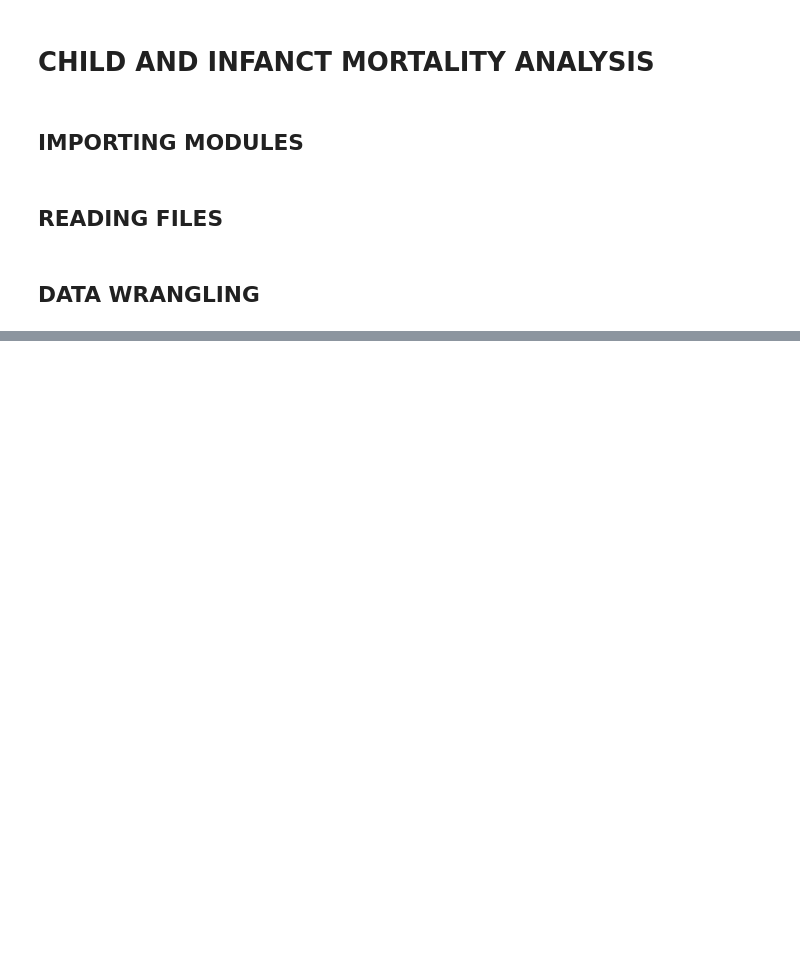
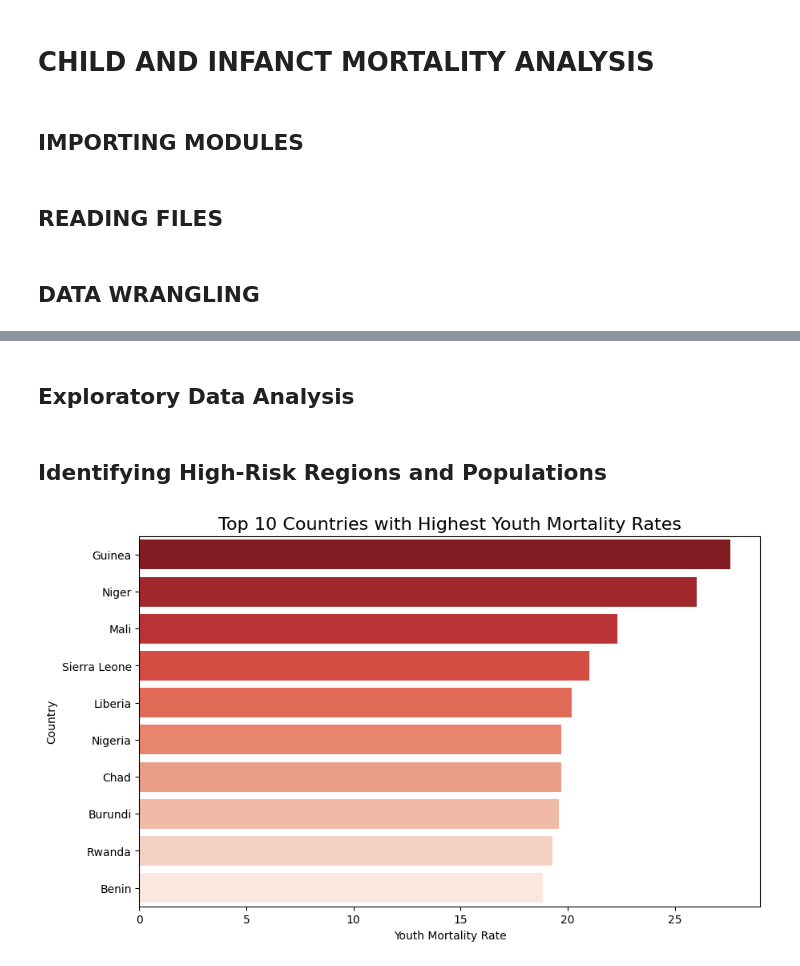
Before and after one commit to OluwoleDove/10Alyticsglobalhackathon, a Jupyter notebook: main_analytics.ipynb, the cells around one changed output, grey strips where cells are left out. Saved outputs shown, nothing was run; the diff lists cells and outputs as text; code cells hidden in the pictures; blank space fills up the shorter version.

```diff
--- a/main_analytics.ipynb
+++ b/main_analytics.ipynb
@@ -28,28 +32,28 @@ data = {name: pd.read_csv(path) for name, path in files.items()}
 # %% [markdown]
 ## **DATA WRANGLING**
 # %%
-# Drop completely empty columns in all files
 for name, df in data.items():
     data[name] = df.dropna(axis=1, how='all')
 
-# Remove unnecessary columns in causes_of_death
 if "causes_of_death" in data:
     data["causes_of_death"].drop(columns=["DateModified", "Language"], inplace=True, errors="ignore")
 
-# Drop rows with missing values and reset index
 for name, df in data.items():
     data[name] = df.dropna().reset_index(drop=True)
 
-# Standardize column renaming
 column_renames = {
     "youth_mortality": {"Entity": "Country", "Under-fifteen mortality rate": "Youth Mortality Rate"},
     "infant_deaths": {"Entity": "Country", "Deaths - Sex: all - Age: 0 - Variant: estimates": "Infant Deaths"},
     "child_mortality_income": {"Entity": "Country", "Observation value": "Under-five Mortality Rate"},
+    "causes_of_death": {"Location": "Country"},
     "maternal_deaths": {"Entity": "Country", "Estimated maternal deaths": "Maternal Deaths"},
     "births_by_staff": {"Entity": "Country", "Births attended by skilled health staff (% of total)": "Births by Skilled Staff"},
-    "health_insurance": {"Entity": "Country", "Share of population covered by health insurance (ILO (2014))": "Health Insurance Coverage"}
+    "health_insurance": {"Entity": "Country", "Share of population covered by health insurance (ILO (2014))": "Health Insurance Coverage"},
+    "vaccination_coverage": {"Entity": "Country"}
 }
 
 for name, renames in column_renames.items():
     if name in data:
         data[name].rename(columns=renames, inplace=True)
+
+warnings.filterwarnings('ignore')
@@ -162,0 +73,21 @@ R² Score: 0.60
+# %% [markdown]
+## **Exploratory Data Analysis**
+# %%
+top_mortality_countries = (
+    data["youth_mortality"]
+    .groupby("Country")["Youth Mortality Rate"]
+    .mean()
+    .sort_values(ascending=False)
+    .head(10)
+)
+# %% [markdown]
+## **Identifying High-Risk Regions and Populations**
+# %%
+plt.figure(figsize=(10, 6))
+sns.barplot(x=top_mortality_countries.values, y=top_mortality_countries.index, palette="Reds_r")
+plt.title("Top 10 Countries with Highest Youth Mortality Rates", fontsize=16)
+plt.xlabel("Youth Mortality Rate")
+plt.ylabel("Country")
+plt.show()
+# %% [output]
+[figure, added]
```
Also changed, not shown: parts of 14 cells of this notebook, 1 other file.
